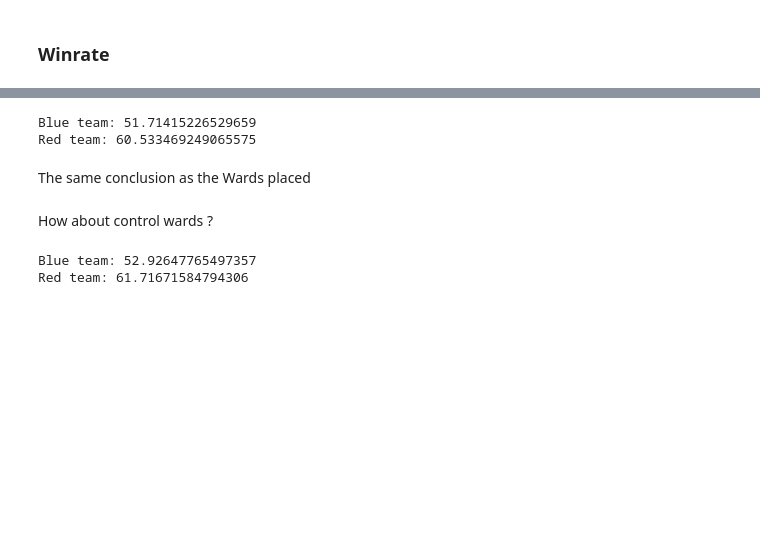
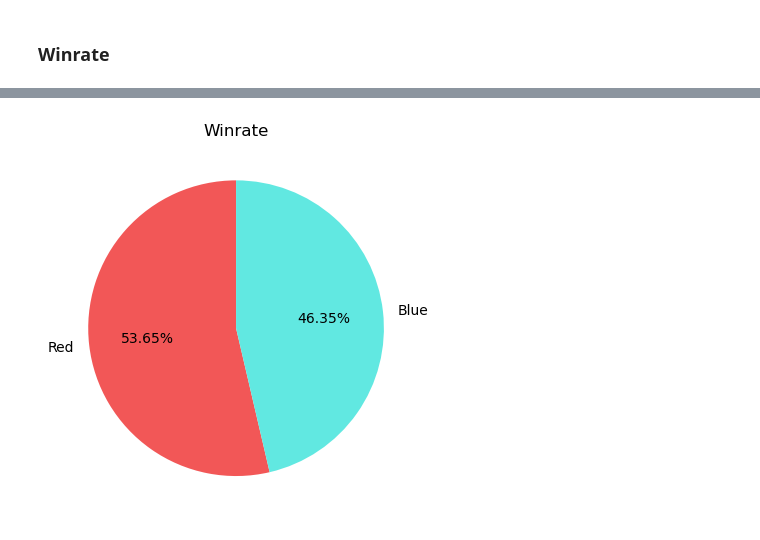
Before and after one commit to quocthanh18/LOL-V2, a Jupyter notebook: EDA.ipynb, the cells around one changed output, grey strips where cells are left out. Cells and saved outputs as stored; diff of their text form; code cells hidden in the pictures; blank space fills up the shorter version.

```diff
--- a/EDA.ipynb
+++ b/EDA.ipynb
@@ -185,0 +101,2 @@ print(df.shape)
+# %%
+df = df[(df["blueTotalJungleMinionsKilled"] != 0) & (df["redTotalJungleMinionsKilled"] != 0)]
@@ -186,2 +105,26 @@ print(df.shape)
+# %%
+#KDA
+df['blueKDA'] = df.apply(lambda x: (x['blueKills'] + x['blueAssists']) / (0.1 if x['blueDeaths'] == 0 else x['blueDeaths']), axis=1)
+df['redKDA'] = df.apply(lambda x: (x['redKills'] + x['redAssists']) / (0.1 if x['redDeaths'] == 0 else x['redDeaths']), axis=1)
+df['KDA_Diff'] = df['blueKDA'] - df['redKDA']
+#Wards
+df['WardsPlacedDiff'] = df['blueWardsPlaced'] - df['redWardsPlaced']
+df['WardsDestroyedDiff'] = df['blueWardsDestroyed'] - df['redWardsDestroyed']
+
+#Objectives
+df['DragonsDiff'] = df['blueDragons'] - df['redDragons']
+df['HeraldsDiff'] = df['blueHeralds'] - df['redHeralds']
+df['VoidGrubsDiff'] = df['blueVoidGrubs'] - df['redVoidGrubs']
+df['TowersDiff'] = df['blueTowersDestroyed'] - df['redTowersDestroyed']
+df['PlatesDiff'] = df['bluePlatesDestroyed'] - df['redPlatesDestroyed']
+df['ObjectivesDiff'] = df['DragonsDiff'] + df['HeraldsDiff'] + df['VoidGrubsDiff'] + df['PlatesDiff'] + df['TowersDiff']
+
+#Resources
+df['MinionsDiff'] = df['blueTotalMinionsKilled'] - df['redTotalMinionsKilled']
+df['JungleDiff'] = df['blueTotalJungleMinionsKilled'] - df['redTotalJungleMinionsKilled']
+df["ExpDiff"] = df['blueTotalExperience'] - df['redTotalExperience']
+df['GoldDiff'] = df['blueTotalGold'] - df['redTotalGold']
+
+df = df[['KDA_Diff', "ObjectivesDiff", "MinionsDiff", "JungleDiff","ExpDiff", "WardsPlacedDiff", "WardsDestroyedDiff", "GoldDiff",'blueWins']]
 # %% [markdown]
 ### Winrate
@@ -259,10 +130,0 @@ red_wards_destroyed_winrate = df[(df["blueWins"] == 0) & (df["blueWardsDestroyed
-# %%
-print(f"Blue team: {blue_wards_destroyed_winrate}")
-print(f"Red team: {red_wards_destroyed_winrate}")
-# %% [output]
-Blue team: 51.71415226529659
-Red team: 60.533469249065575
-# %% [markdown]
-The same conclusion as the Wards placed
-# %% [markdown]
-How about control wards ?
@@ -272,6 +131,11 @@ red_control_wards_placed_winrate = df[(df["blueWins"] == 0) & (df["blueControlWa
-# %%
-print(f"Blue team: {blue_control_wards_placed_winrate}")
-print(f"Red team: {red_control_wards_placed_winrate}")
-# %% [output]
-Blue team: 52.92647765497357
-Red team: 61.71671584794306
+# %%
+team_dict = {False: "Red",
+             True: "Blue"}
+labels, winrate = np.unique(df["blueWins"], return_counts=True)
+labels = [team_dict.get(label) for label in labels]
+color = ["#F25757","#61E8E1"]
+plt.pie(winrate, labels=labels, colors=color, startangle=90, autopct="%.2f%%")
+plt.title("Winrate")
+plt.show()
+# %% [output]
+[figure, added]
```
Also changed, not shown: parts of 49 cells of this notebook, 24 other files.
